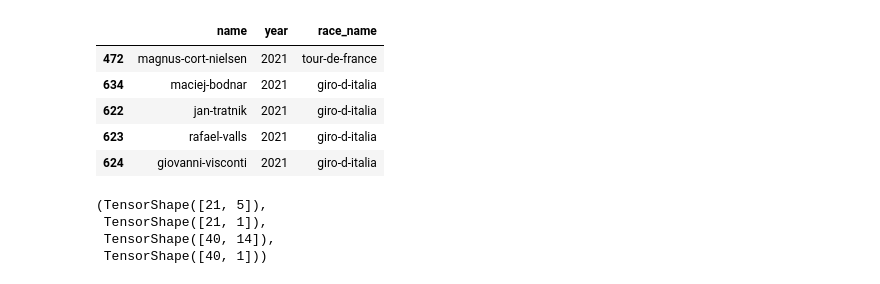
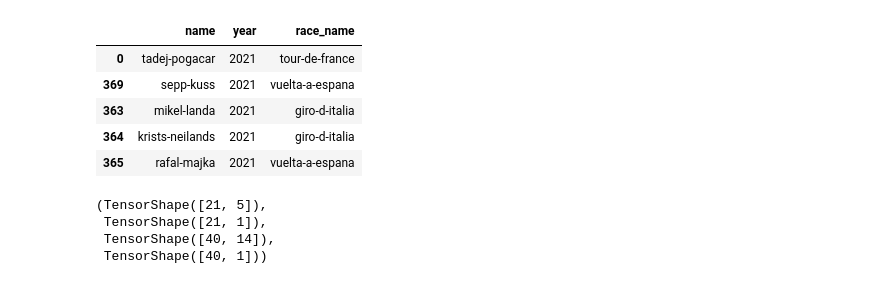
Before and after one commit to Michiel-DK/cycling_manager, a Jupyter notebook: notebooks/test_new_logic.ipynb, the cells around one changed output. Saved outputs shown, nothing was run; the diff lists cells and outputs as text; code cells hidden in the pictures.

```diff
--- a/notebooks/test_new_logic.ipynb
+++ b/notebooks/test_new_logic.ipynb
@@ -12,12 +12,12 @@ Score vertical meters - model: KNeighborsClassifier() score: 0.9935552723467305
 # %%
-train, test = split(df, 2020, 2022)
+train, test = split(df, 2021, 2022)
 train.head()
 # %% [output]
 |  | name | year | race_name |
-| 472 | magnus-cort-nielsen | 2021 | tour-de-france |
-| 634 | maciej-bodnar | 2021 | giro-d-italia |
-| 622 | jan-tratnik | 2021 | giro-d-italia |
-| 623 | rafael-valls | 2021 | giro-d-italia |
-| 624 | giovanni-visconti | 2021 | giro-d-italia |
+| 0 | tadej-pogacar | 2021 | tour-de-france |
+| 369 | sepp-kuss | 2021 | vuelta-a-espana |
+| 363 | mikel-landa | 2021 | giro-d-italia |
+| 364 | krists-neilands | 2021 | giro-d-italia |
+| 365 | rafal-majka | 2021 | vuelta-a-espana |
 # %%
 X_decoder_num, y_decoder, X_encoder_num_no_y, y_encoder_num, X_decoder_img_ls, X_encoder_img_ls, y_encoder_img_ls=\
```
Also changed, not shown: parts of 4 cells of this notebook, 1 other file.
